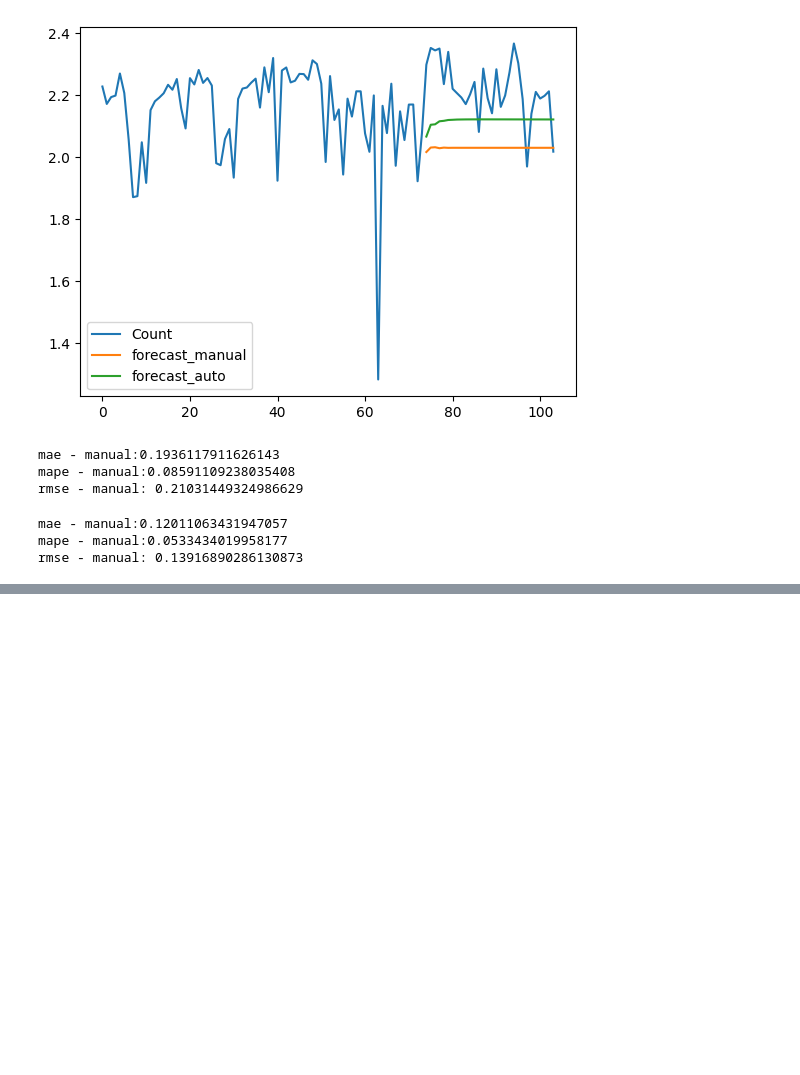
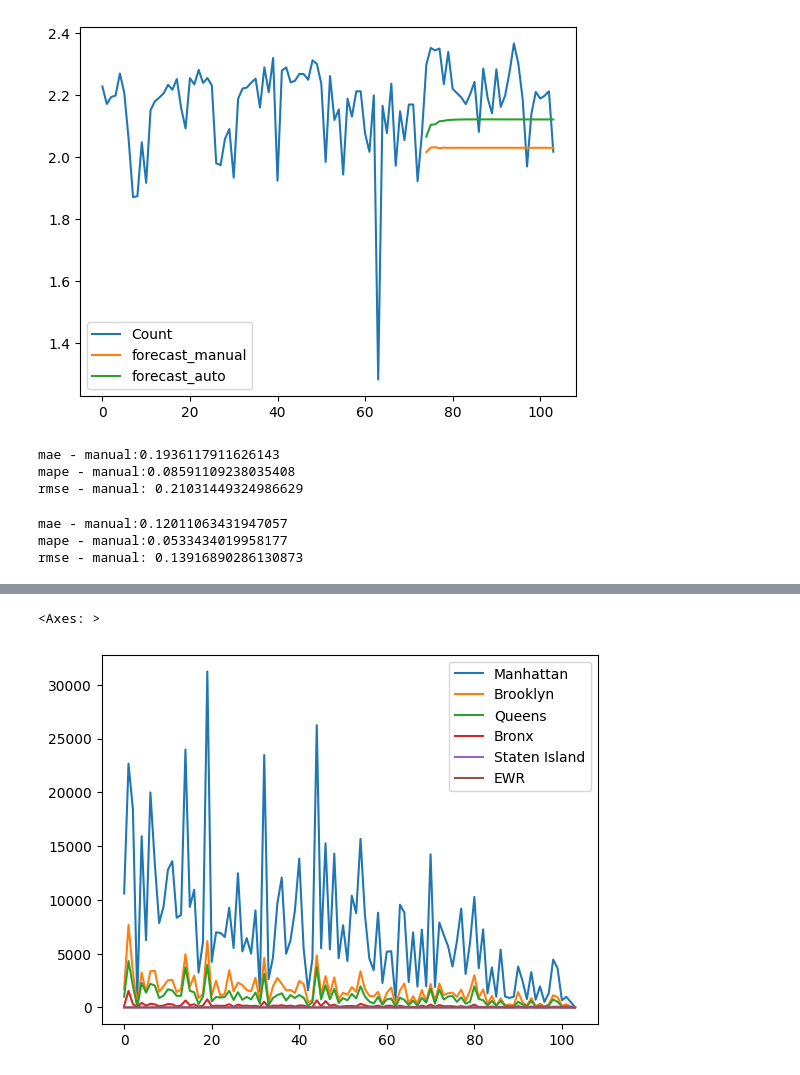
Before and after one commit to Isanjalee/fyp, a Jupyter notebook: Analyses_and_Forecasting.ipynb, the cells around one changed output, grey strips where cells are left out. Cells and saved outputs as stored; diff of their text form; code cells hidden in the pictures; blank space fills up the shorter version.

```diff
--- a/Analyses_and_Forecasting.ipynb
+++ b/Analyses_and_Forecasting.ipynb
@@ -1288,0 +1299,3 @@ rmse - manual: 0.13916890286130873
+# %%
+ld =  merged_dataset.copy()
+ld.head()
@@ -1288,0 +1327,30 @@ rmse - manual: 0.13916890286130873
+# %%
+import pandas as pd
+
+# Assuming your original DataFrame is named 'data'
+# First, find the count of each borough
+borough_counts = ld['Borough'].value_counts()
+
+# Create a new DataFrame to store the results
+result_df = pd.DataFrame()
+
+# Iterate through the unique pickup dates
+unique_dates = ld['Pickup_date'].unique()
+for date in unique_dates:
+    # Filter the original DataFrame for the specific pickup date
+    date_data = ld[ld['Pickup_date'] == date]
+
+    # Count the occurrences of each borough for that date
+    date_counts = date_data['Borough'].value_counts()
+
+    # Create a new row in the result DataFrame with the date and borough counts
+    result_df = result_df.append({
+           'Pickup_date': date,
+             **date_counts.to_dict(),  # Add borough counts as columns
+     }, ignore_index=True)
+
+# Fill missing values with 0 (in case a borough is not present for a specific date)
+result_df = result_df.fillna(0)
+
+# Display the resulting DataFrame
+print(result_df)
@@ -1288,0 +1388,5 @@ rmse - manual: 0.13916890286130873
+# %%
+result_df.plot()
+# %% [output]
+<Axes: >
+[figure, added]
```
Also changed, not shown: parts of 68 cells of this notebook.
